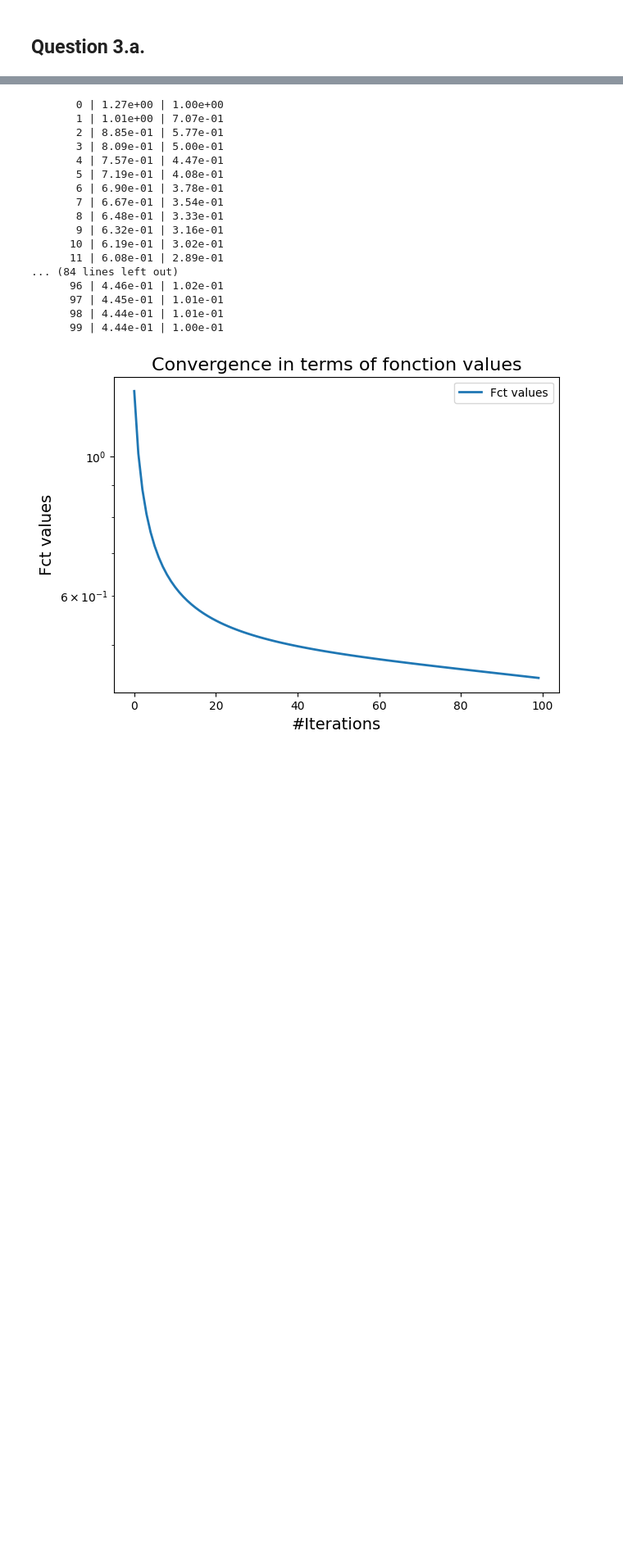
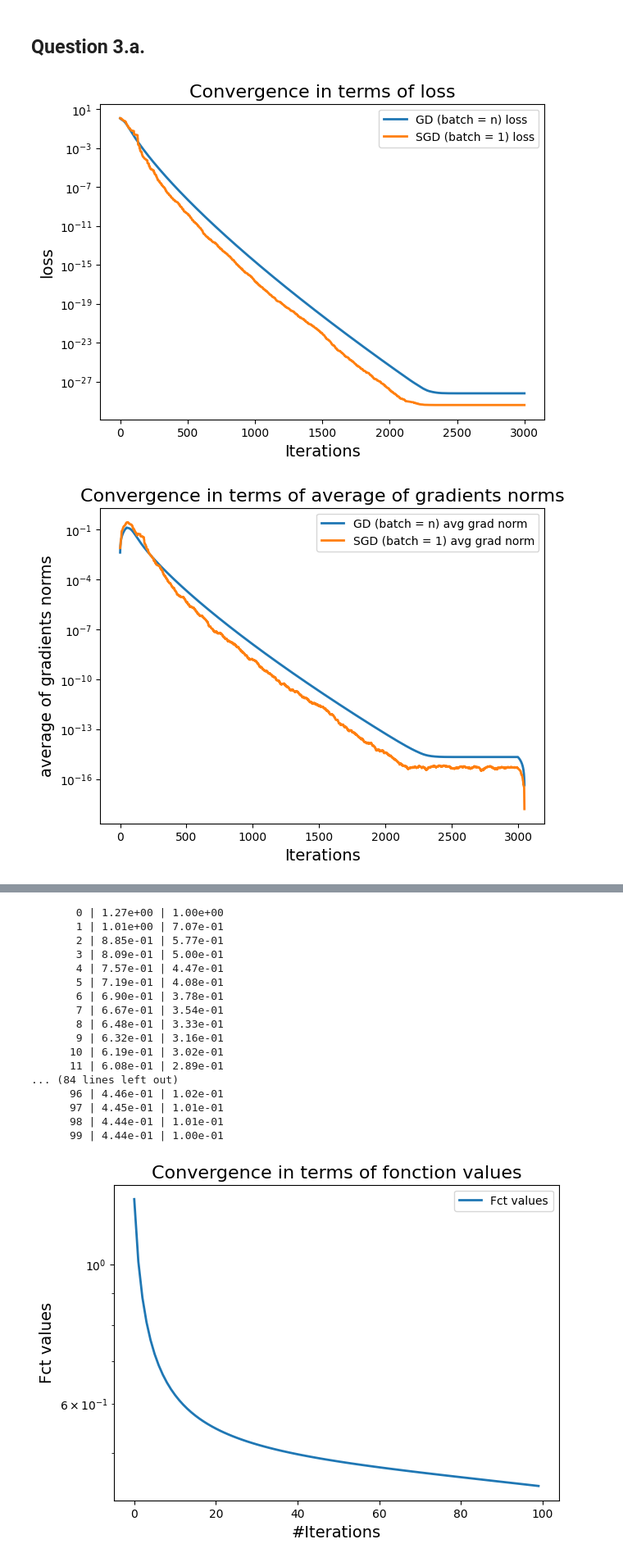
Before and after one commit to Pi-erren/psl_iasd_works, a Jupyter notebook: optimization/project/ml_optimization_project.ipynb, the cells around one changed output, grey strips where cells are left out. Shown at 82% size. Cells and saved outputs as stored; diff of their text form; code cells hidden in the pictures; blank space fills up the shorter version.

```diff
--- a/optimization/project/ml_optimization_project.ipynb
+++ b/optimization/project/ml_optimization_project.ipynb
@@ -92,2 +114,17 @@ visualize(data={"Gradient norm": pblinreg.g_norm_list}, title="norm of gradient"
 # %% [markdown]
 # Exercice 2
+# %%
+# Set up
+np.random.seed(0)
+n1 = 10
+n2 = 20
+r = 1
+
+# Instantiate target
+x = np.random.normal(0, 1, (n1, 1))
+z = np.random.normal(0, 1, (n2, 1))
+X = x.dot(z.T)
+
+# Instantiate parameters
+U = np.random.normal(0, 1, (n1, r))
+V = np.random.normal(0, 1, (n2, r))
@@ -94,2 +233,45 @@ visualize(data={"Gradient norm": pblinreg.g_norm_list}, title="norm of gradient"
 # %% [markdown]
 ## Question 3.a.
+# %%
+gd_pbmatfact = MatFactPb(U=U, V=V, X=X, lambda_reg=0)
+sgd_pbmatfact = MatFactPb(U=U, V=V, X=X, lambda_reg=0)
+n = gd_pbmatfact.n
+
+# Gradient Descent (batch_size = n)
+gd_loss_vals = sgd(
+    gd_pbmatfact,
+    stepchoice=0.25,
+    init_step=1,
+    batch_size=n,
+    n_iter=3000,
+    verbose=False,
+)
+
+# Basic Stochastic Gradient Descent (batch_size = 1)
+sgd_loss_vals = sgd(
+    sgd_pbmatfact,
+    stepchoice=0.25,
+    init_step=1,
+    batch_size=1,
+    n_iter=3000,
+    verbose=False,
+)
+
+# Visualize Loss
+visualize(
+    data={"GD (batch = n) loss": gd_loss_vals, "SGD (batch = 1) loss": sgd_loss_vals},
+    subject="loss",
+)
+
+# Visualize Average Gradients norm
+visualize(
+    data={
+        "GD (batch = n) avg grad norm": gd_pbmatfact.avg_grad_norm_list,
+        "SGD (batch = 1) avg grad norm": sgd_pbmatfact.avg_grad_norm_list,
+    },
+    subject="average of gradients norms",
+    window_size=50,
+)
+# %% [output]
+[figure, added]
+[figure, added]
```
Also changed, not shown: parts of 14 cells of this notebook, 5 other files.
